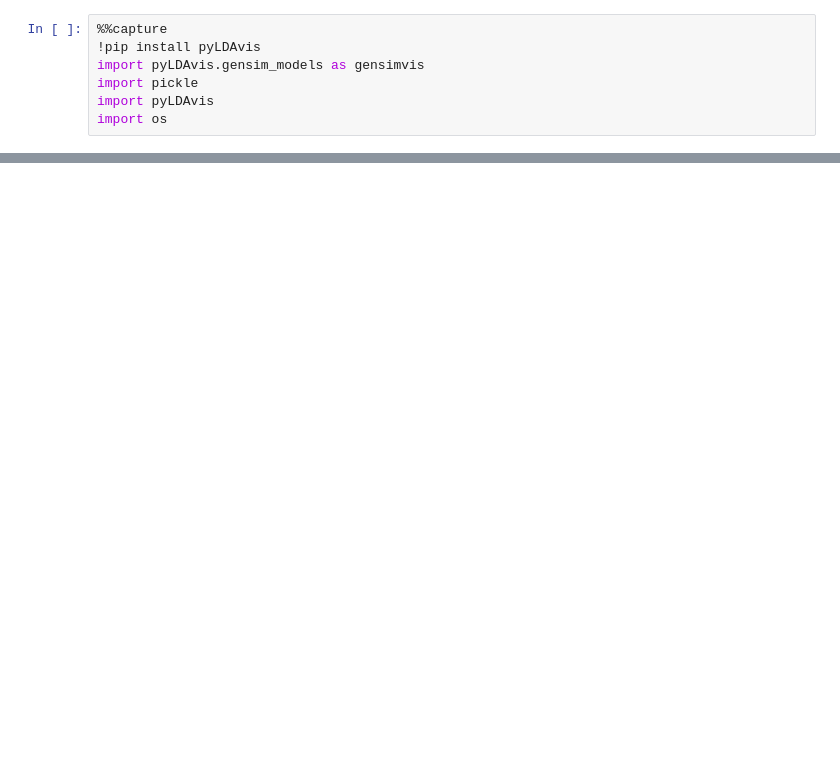
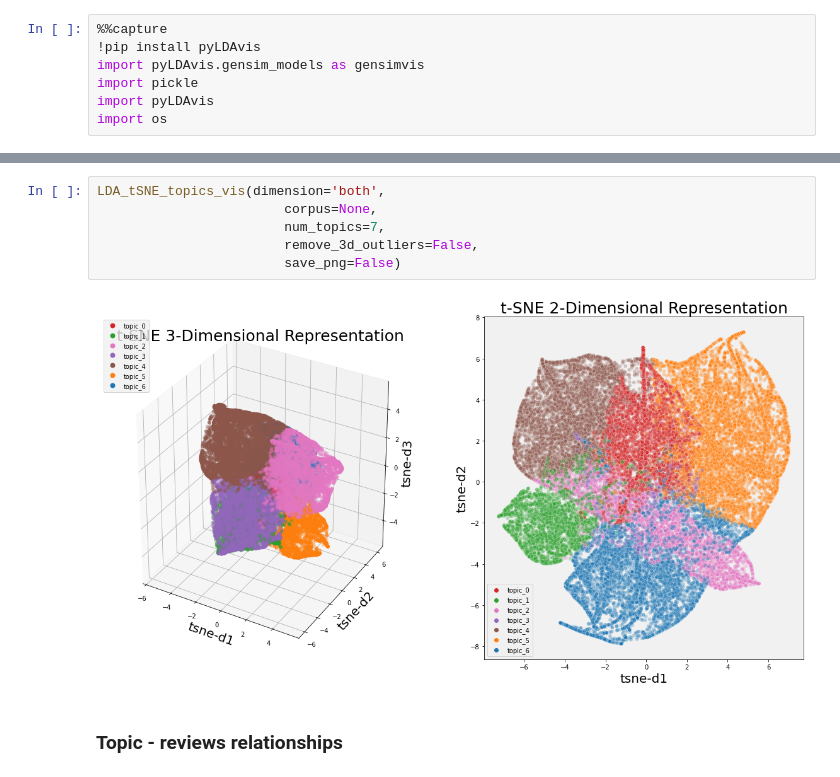
Before and after one commit to Niccolo-Rocchi/Text-Mining-Project, a Jupyter notebook: Topic Modeling/LDA.ipynb, the cells around one changed output, grey strips where cells are left out. Saved outputs shown, nothing was run; the diff lists cells and outputs as text; blank space fills up the shorter version.

Commit message:
Add visualizations

```diff
--- a/Topic Modeling/LDA.ipynb
+++ b/Topic Modeling/LDA.ipynb
@@ -224,0 +437,10 @@ sorted(dict(zip(*np.unique([itm[0] for itm in data['review'].str.findall(r'{}'.f
+# %%
+LDA_tSNE_topics_vis(dimension='both',
+                        corpus=None,
+                        num_topics=7,
+                        remove_3d_outliers=False,
+                        save_png=False)
+# %% [output]
+[figure, added]
+# %% [markdown]
+### Topic - reviews relationships
```
Also changed, not shown: parts of 26 cells of this notebook.
